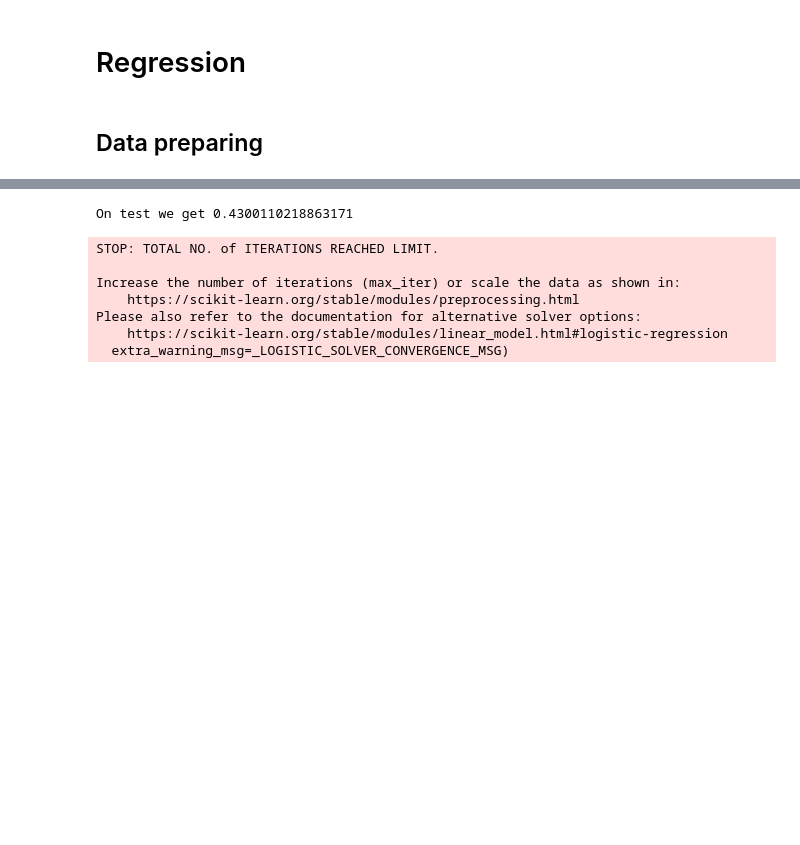
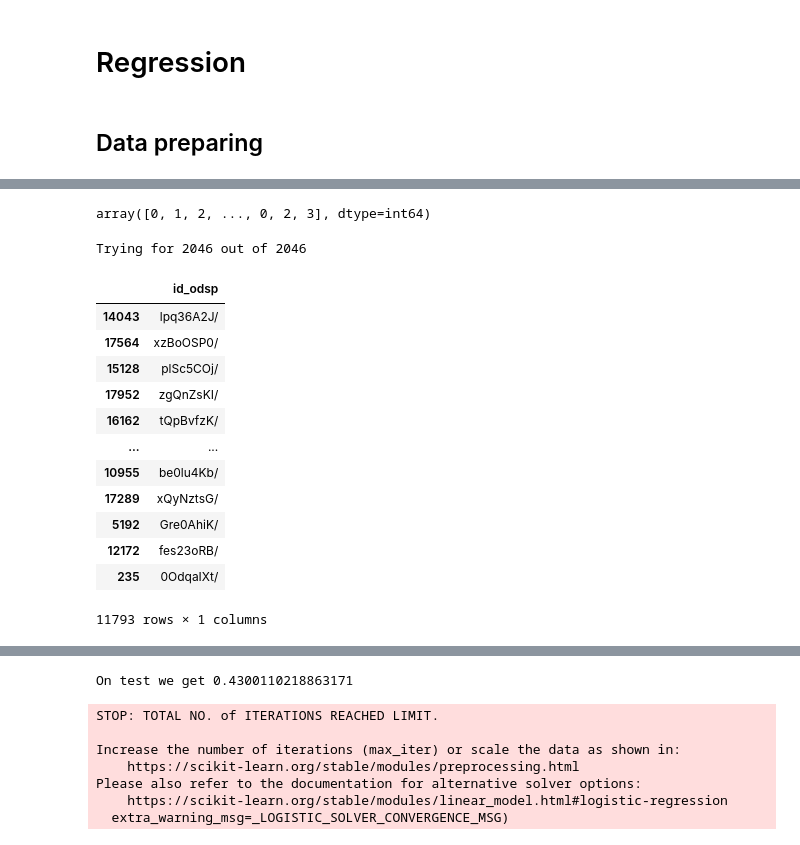
Before and after one commit to pdsam/IART, a Jupyter notebook: Proj2/downrightcopy.ipynb, the cells around one changed output, grey strips where cells are left out. Drawn from its saved outputs; the diff is of its cells as text; code cells hidden in the pictures; blank space fills up the shorter version.

```diff
--- a/Proj2/downrightcopy.ipynb
+++ b/Proj2/downrightcopy.ipynb
@@ -237,0 +224,4 @@ fullDataset
+# %%
+fullY
+# %% [output]
+array([0, 1, 2, ..., 0, 2, 3], dtype=int64)
@@ -238,2 +230,32 @@ fullDataset
+# %%
+columnList = []
+for i in range(len(fullX.columns)):
+    columnList.extend( map(lambda x: list(x), sorted(list(combinations(fullX.columns, i+1))))    )
+# %%
+results = []
+for i,entry in enumerate(columnList):
+    print(f'\rTrying for {i} out of {len(columnList)-1}', end='')
+    fullXTrain, fullXTest, fullYTrain, fullYTest = train_test_split(fullX[entry], fullY, test_size=0.35, random_state=1)
+    randForest = RandomForestRegressor(max_features='log2', n_jobs=-1)
+    randForest.fit(fullXTrain, fullYTrain)
+    results.append((randForest.score(fullXTest, fullYTest), entry))
+# %% [output]
+Trying for 2046 out of 2046
+# %%
+fullXTrain
+# %% [output]
+|  | id_odsp |
+| 14043 | lpq36A2J/ |
+| 17564 | xzBoOSP0/ |
+| 15128 | plSc5COj/ |
+| 17952 | zgQnZsKI/ |
+| 16162 | tQpBvfzK/ |
+| ... | ... |
+| 10955 | be0lu4Kb/ |
+| 17289 | xQyNztsG/ |
+| 5192 | Gre0AhiK/ |
+| 12172 | fes23oRB/ |
+| 235 | 0OdqaIXt/ |
+11793 rows × 1 columns
 # %%
 %%time
```
Also changed, not shown: parts of 13 cells of this notebook.
